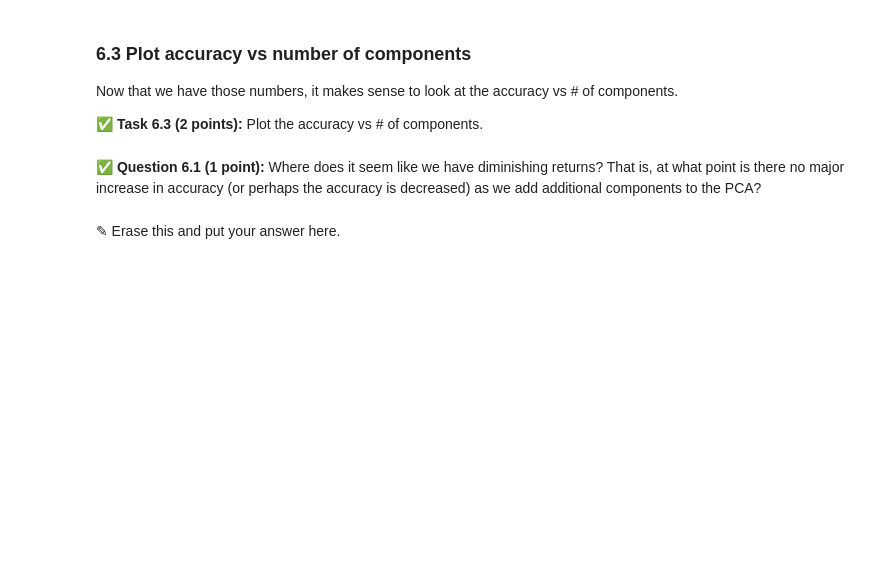
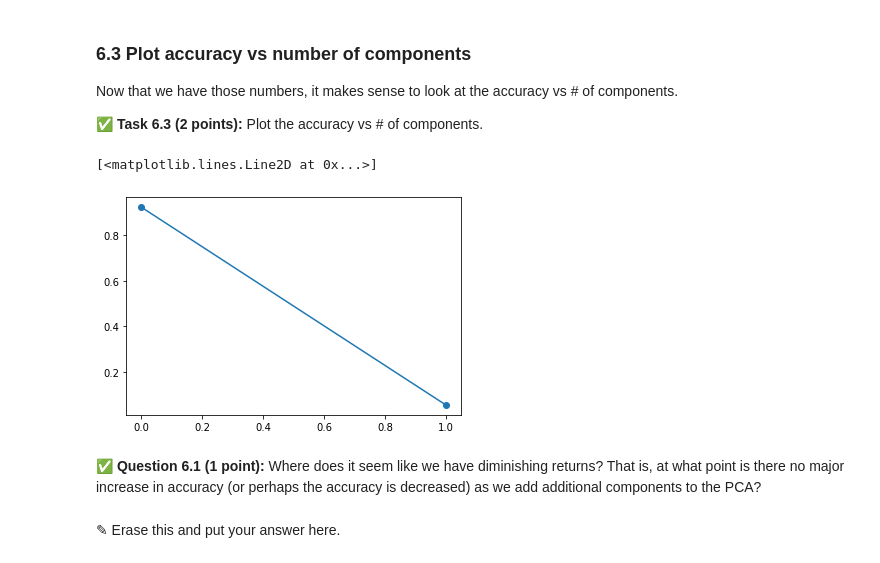
Before and after one commit to markelt1/cmse202-s21-turnin, a Jupyter notebook: hw-05/HW-05_SVMandPCA-Tim .ipynb, the cells around one changed output. Saved outputs shown, nothing was run; the diff lists cells and outputs as text; code cells hidden in the pictures; blank space fills up the shorter version.

```diff
--- a/hw-05/HW-05_SVMandPCA-Tim .ipynb
+++ b/hw-05/HW-05_SVMandPCA-Tim .ipynb
@@ -496,6 +536,10 @@ Now that we have those numbers, it makes sense to look at the accuracy vs # of c
 **&#9989; Task 6.3 (2 points):** Plot the accuracy vs # of components.
 # %%
 ## your code here
+plt.plot(pca_trans.explained_variance_ratio_, marker="o")
+# %% [output]
+[<matplotlib.lines.Line2D at 0x...>]
+[figure, added]
 # %% [markdown]
 **&#9989; Question 6.1 (1 point):** Where does it seem like we have diminishing returns? That is, at what point is there no major increase in accuracy (or perhaps the accuracy is decreased) as we add additional components to the PCA?
 # %% [markdown]
```
Also changed, not shown: parts of 8 cells of this notebook.
